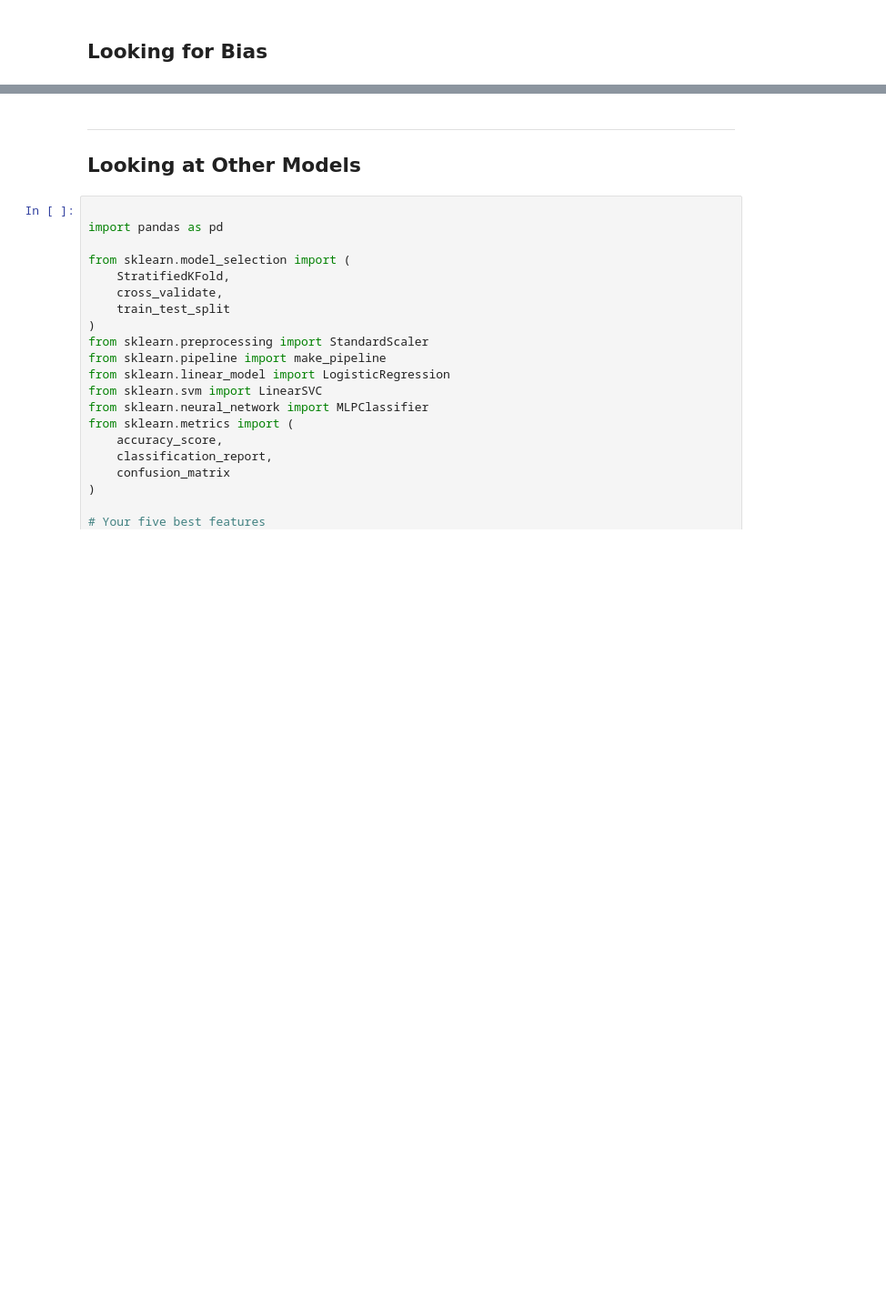
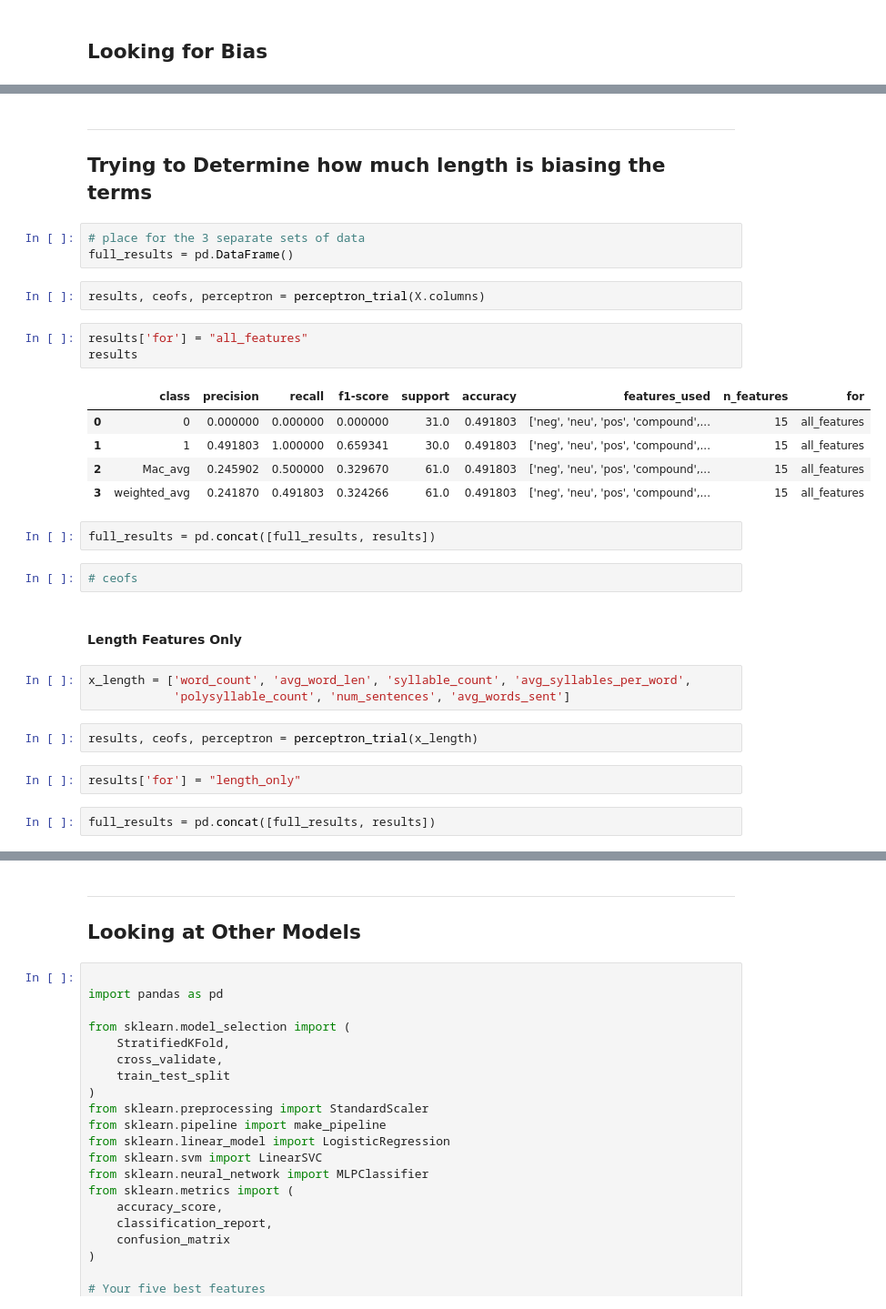
Before and after one commit to cwc09262/psalms-text-comparison, a Jupyter notebook: ml_work/modeling .ipynb, the cells around one changed output, grey strips where cells are left out. Shown at 91% size. Drawn from its saved outputs; the diff is of its cells as text; blank space fills up the shorter version.

```diff
--- a/ml_work/modeling .ipynb
+++ b/ml_work/modeling .ipynb
@@ -1046,0 +1035,32 @@ plt.show()
+# %% [markdown]
+---
+## Trying to Determine how much length is biasing the terms
+# %%
+# place for the 3 separate sets of data
+full_results = pd.DataFrame()
+# %%
+results, ceofs, perceptron = perceptron_trial(X.columns)
+# %%
+results['for'] = "all_features"
+results
+# %% [output]
+|  | class | precision | recall | f1-score | support | accuracy | features_used | n_features | for |
+| 0 | 0 | 0.000000 | 0.000000 | 0.000000 | 31.0 | 0.491803 | ['neg', 'neu', 'pos', 'compound',... | 15 | all_features |
+| 1 | 1 | 0.491803 | 1.000000 | 0.659341 | 30.0 | 0.491803 | ['neg', 'neu', 'pos', 'compound',... | 15 | all_features |
+| 2 | Mac_avg | 0.245902 | 0.500000 | 0.329670 | 61.0 | 0.491803 | ['neg', 'neu', 'pos', 'compound',... | 15 | all_features |
+| 3 | weighted_avg | 0.241870 | 0.491803 | 0.324266 | 61.0 | 0.491803 | ['neg', 'neu', 'pos', 'compound',... | 15 | all_features |
+# %%
+full_results = pd.concat([full_results, results])
+# %%
+# ceofs
+# %% [markdown]
+#### Length Features Only
+# %%
+x_length = ['word_count', 'avg_word_len', 'syllable_count', 'avg_syllables_per_word',
+            'polysyllable_count', 'num_sentences', 'avg_words_sent']
+# %%
+results, ceofs, perceptron = perceptron_trial(x_length)
+# %%
+results['for'] = "length_only"
+# %%
+full_results = pd.concat([full_results, results])
```
Also changed, not shown: parts of 21 cells of this notebook.
